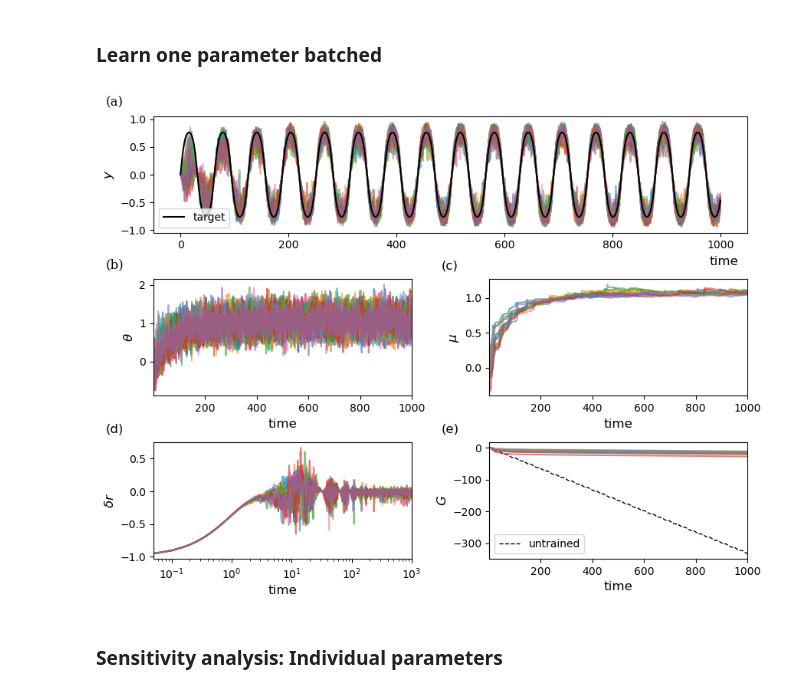
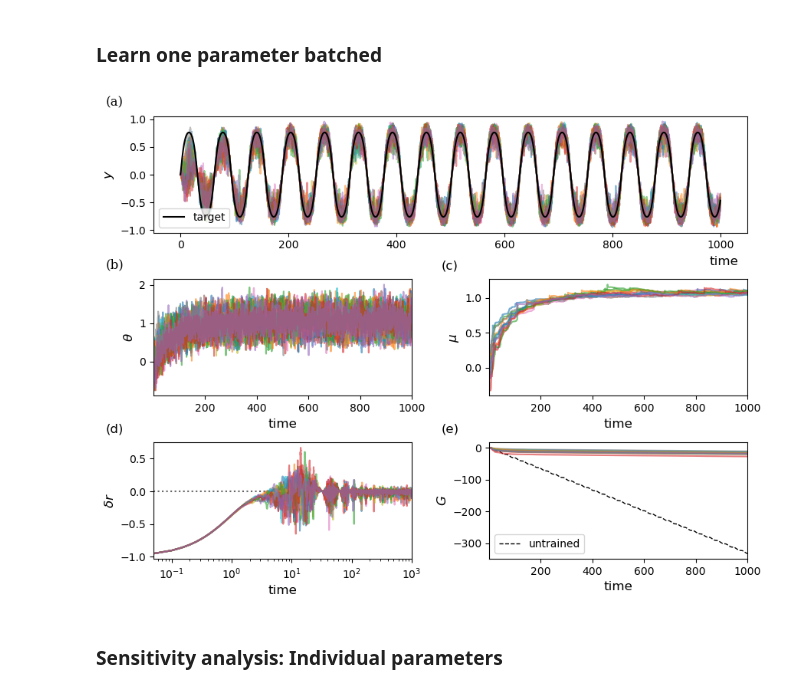
Before and after one commit to jesusgf96/OUA, a Jupyter notebook: OUA_reproducibility_notebook.ipynb, the cells around one changed output. Cells and saved outputs as stored; diff of their text form; code cells hidden in the pictures.

```diff
--- a/OUA_reproducibility_notebook.ipynb
+++ b/OUA_reproducibility_notebook.ipynb
@@ -321,36 +321,37 @@ ax2.text(0.0, 1.0, '(c)', transform=(ax2.transAxes + ScaledTranslation(-45/72, +
 
 # Plot RPE
 ax3 = fig.add_subplot(grid[2, 0])
+ax3.axhline(y=0, color='black', linestyle='dotted', alpha=alpha_level)
 for i in range(N):
     rewards = jax.vmap(lambda t, theta: reward_fun(control_fun(t), theta, t))(ts, ys[i, :, 1])
     RPE = rewards - ys[i, :, 0]
     ax3.semilogx(ts, RPE, lw=1.5, label=r'$\delta_r$', alpha=alpha_level)
 ax3.set_xlabel('time', fontsize=12)
 ax3.set_xlim(ts[0], ts[-1])
 ax3.set_ylabel(r'$\delta r$', fontsize=12)
 ax3.text(0.0, 1.0, '(d)', transform=(ax3.transAxes + ScaledTranslation(-45/72, +7/72, fig.dpi_scale_trans)),
                fontsize='large', va='bottom')
 
 
 # Plot cumulative reward
 ax4 = fig.add_subplot(grid[2, 1])
 ax4.set_xlim([ts[0], ts[-1]])
 
 # Cumulative reward without learning
 ts0, ys0 = diffusive_learning(control_fun, reward_fun, y0, t0=0, t1=t1, epsilon=0.00, lambd=0.0, sigma=0.0, eta=0.0, key=jr.PRNGKey(0))
 ax4.plot(ts0, ys0[:,3], 'k--', lw=1, label='untrained')
 ax4.plot(ts, cumrewards, lw=1.5, alpha=alpha_level)
 ax4.set_xlabel('time', fontsize=12)
 ax4.set_ylabel(r"$G$", fontsize=12)
 ax4.text(0.0, 1.0, '(e)', transform=(ax4.transAxes + ScaledTranslation(-45/72, +7/72, fig.dpi_scale_trans)),
                fontsize='large', va='bottom')
 ax4.legend()
 
 # End plot stuff
 plt.tight_layout()
 plt.savefig(media+'one_parameter_learning.pdf', format='pdf')
 # %% [output]
-[figure, old version]
+[figure, new version]
 # %% [markdown]
 ### Sensitivity analysis: Individual parameters
 # %%
```
Also changed, not shown: parts of 3 cells of this notebook.
